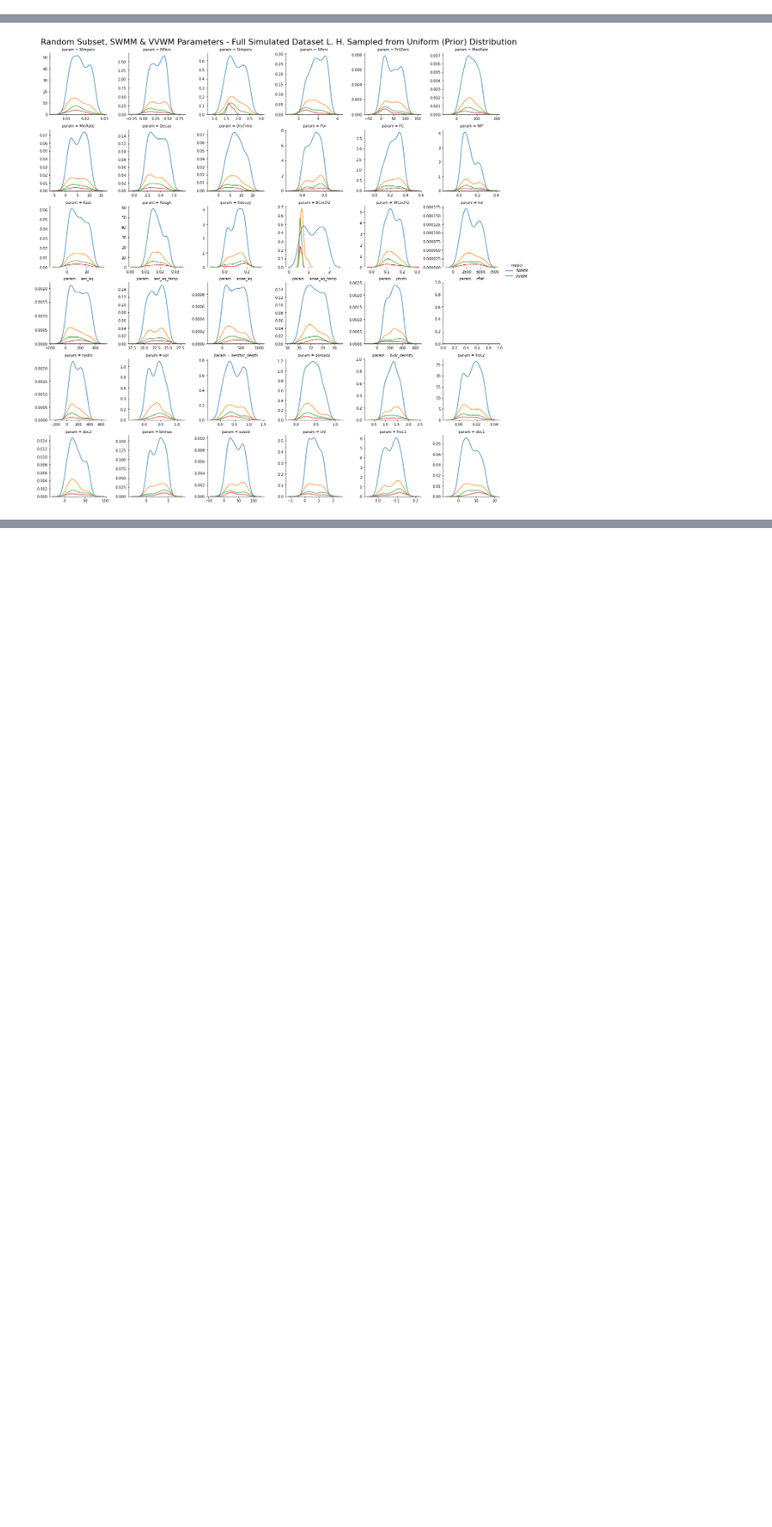
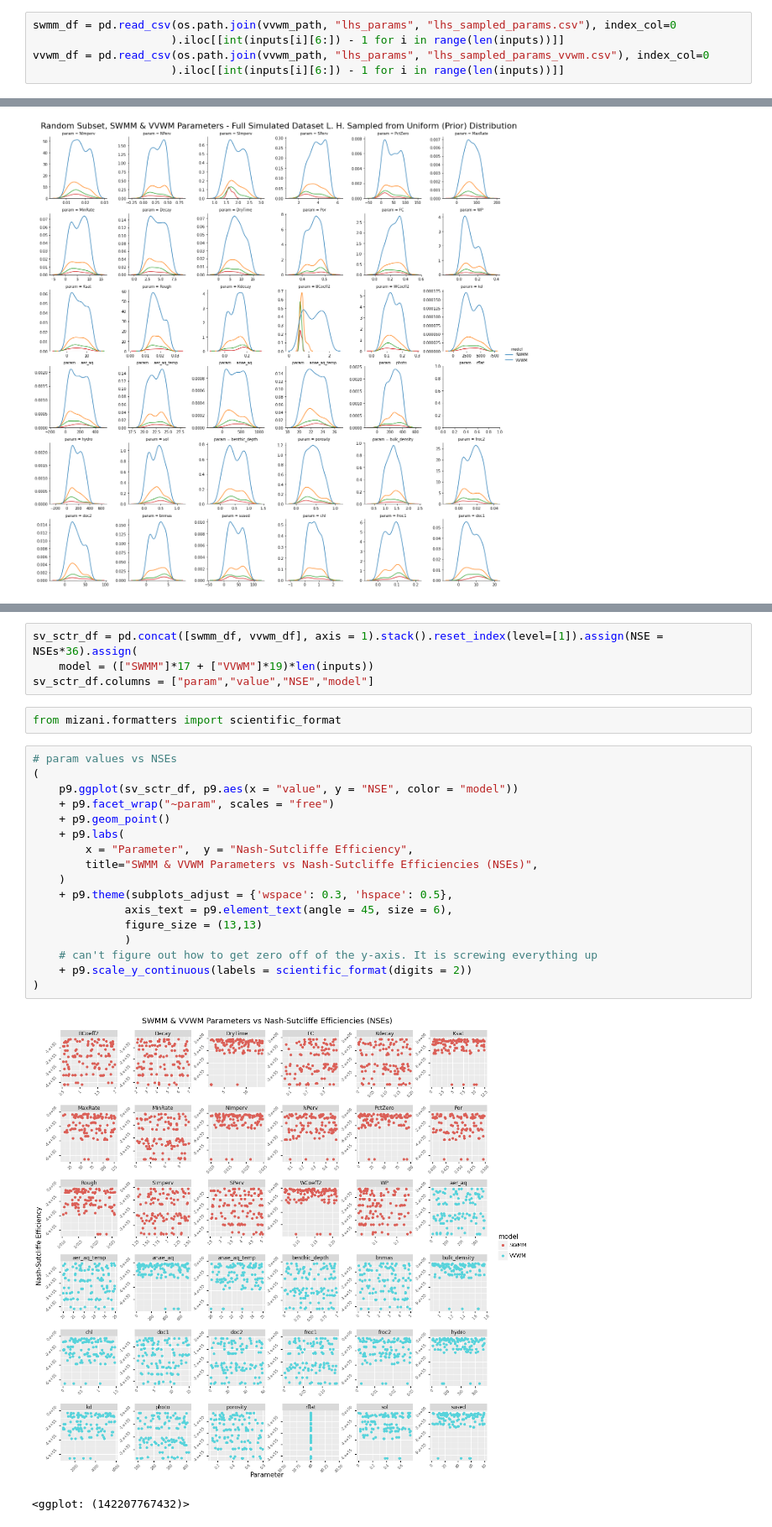
Before and after one commit to puruckertom/chelsvig_urban_pesticides, a Jupyter notebook: jupyter_notebooks/plot_post_processed_data.ipynb, the cells around one changed output, grey strips where cells are left out. Shown at 84% size. Cells and saved outputs as stored; diff of their text form; blank space fills up the shorter version.

Commit message:
Added scatterplot we talked about.

```diff
--- a/jupyter_notebooks/plot_post_processed_data.ipynb
+++ b/jupyter_notebooks/plot_post_processed_data.ipynb
@@ -101,6 +101,11 @@ NSEs
  -4.6282715861544805e+54]
 # %% [markdown]
 ### Get LHS data pertaining to "best" NSEs
+# %%
+swmm_df = pd.read_csv(os.path.join(vvwm_path, "lhs_params", "lhs_sampled_params.csv"), index_col=0
+                     ).iloc[[int(inputs[i][6:]) - 1 for i in range(len(inputs))]]
+vvwm_df = pd.read_csv(os.path.join(vvwm_path, "lhs_params", "lhs_sampled_params_vvwm.csv"), index_col=0
+                     ).iloc[[int(inputs[i][6:]) - 1 for i in range(len(inputs))]]
 # %%
 def subset_lhs_data(acc_rate, vvwm = False):
     # how many will be in acceptanct subset?
@@ -264,0 +267,26 @@ None
+# %%
+sv_sctr_df = pd.concat([swmm_df, vvwm_df], axis = 1).stack().reset_index(level=[1]).assign(NSE = NSEs*36).assign(
+    model = (["SWMM"]*17 + ["VVWM"]*19)*len(inputs))
+sv_sctr_df.columns = ["param","value","NSE","model"]
+# %%
+from mizani.formatters import scientific_format
+# %%
+# param values vs NSEs
+(
+    p9.ggplot(sv_sctr_df, p9.aes(x = "value", y = "NSE", color = "model"))
+    + p9.facet_wrap("~param", scales = "free")
+    + p9.geom_point()
+    + p9.labs(
+        x = "Parameter",  y = "Nash-Sutcliffe Efficiency",
+        title="SWMM & VVWM Parameters vs Nash-Sutcliffe Efficiencies (NSEs)",
+    )
+    + p9.theme(subplots_adjust = {'wspace': 0.3, 'hspace': 0.5},
+              axis_text = p9.element_text(angle = 45, size = 6),
+              figure_size = (13,13)
+              )
+    # can't figure out how to get zero off of the y-axis. It is screwing everything up
+    + p9.scale_y_continuous(labels = scientific_format(digits = 2))
+)
+# %% [output]
+[figure, added]
+<ggplot: (142207767432)>
```
Also changed, not shown: parts of 8 cells of this notebook.
